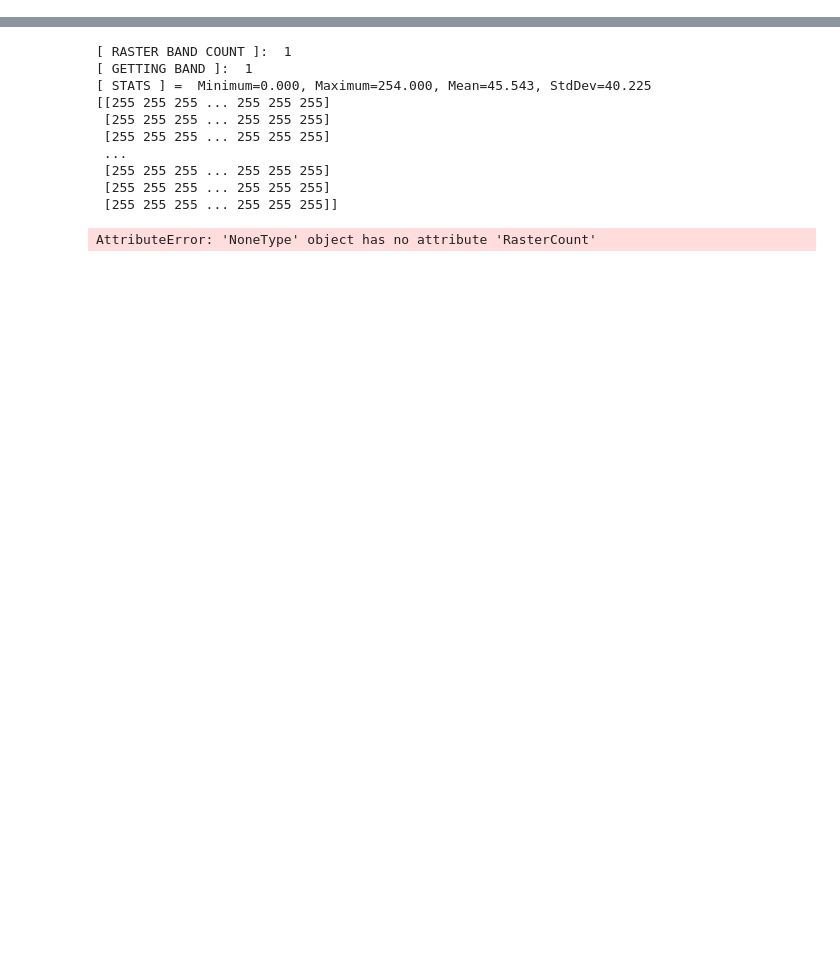
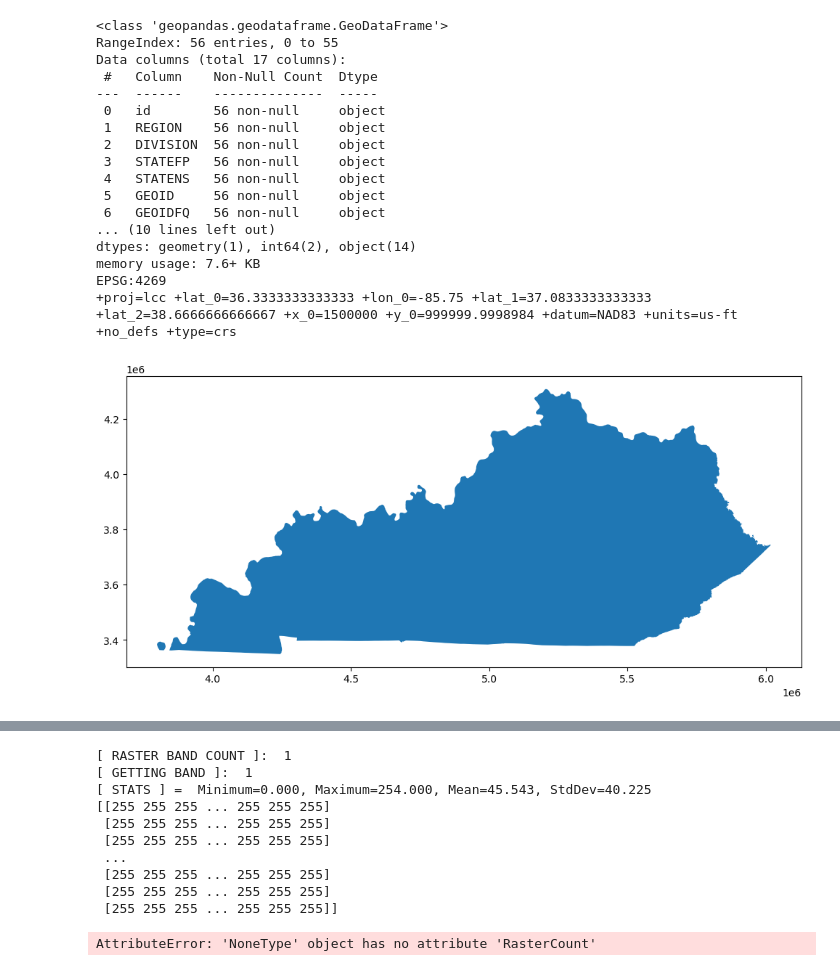
Before and after one commit to MichaelAmmerman/GEO674FinalProject, a Jupyter notebook: notebooks/Untitled.ipynb, the cells around one changed output, grey strips where cells are left out. Drawn from its saved outputs; the diff is of its cells as text; code cells hidden in the pictures; blank space fills up the shorter version.

```diff
--- a/notebooks/Untitled.ipynb
+++ b/notebooks/Untitled.ipynb
@@ -4,0 +29,49 @@
+# %%
+%matplotlib inline
+
+import pandas as pd
+import geopandas as gpd
+
+statesNoCount_raw = gpd.read_file('data/tl_2023_us_state.zip')
+
+statesNoCount.info()
+
+with open('data/statesNoCount.json', 'w') as f:
+    f.write(statesNoCount_raw.to_json())
+
+statesNoCount = gpd.read_file('data/statesNoCount.json')
+
+kentuckyNoCount = statesNoCount.loc[statesNoCount['STATEFP'] == '21']
+with open('data/kentuckyNoCount.json', 'w') as f:
+    f.write(kentucky.to_json())
+
+# ax = kentuckyNoCount.plot(figsize=(12,12));
+
+print(kentuckyNoCount.crs)
+
+
+proj_params = '+proj=lcc +lat_0=36.3333333333333 +lon_0=-85.75 +lat_1=37.0833333333333 +lat_2=38.6666666666667 +x_0=1500000 +y_0=999999.9998984 +datum=NAD83 +units=us-ft +no_defs'
+kentucky_stateplane = kentuckyNoCount.to_crs(proj_params)
+
+ax = kentucky_stateplane.plot(figsize=(12,12));
+
+print(kentucky_stateplane.crs)
+# %% [output]
+<class 'geopandas.geodataframe.GeoDataFrame'>
+RangeIndex: 56 entries, 0 to 55
+Data columns (total 17 columns):
+ #   Column    Non-Null Count  Dtype
+---  ------    --------------  -----
+ 0   id        56 non-null     object
+ 1   REGION    56 non-null     object
+ 2   DIVISION  56 non-null     object
+ 3   STATEFP   56 non-null     object
+ 4   STATENS   56 non-null     object
+ 5   GEOID     56 non-null     object
+ 6   GEOIDFQ   56 non-null     object
+... (10 lines left out)
+dtypes: geometry(1), int64(2), object(14)
+memory usage: 7.6+ KB
+EPSG:4269
++proj=lcc +lat_0=36.3333333333333 +lon_0=-85.75 +lat_1=37.0833333333333 +lat_2=38.6666666666667 +x_0=1500000 +y_0=999999.9998984 +datum=NAD83 +units=us-ft +no_defs +type=crs
+[figure, added]
```
Also changed, not shown: parts of 7 cells of this notebook, 4 other files.
